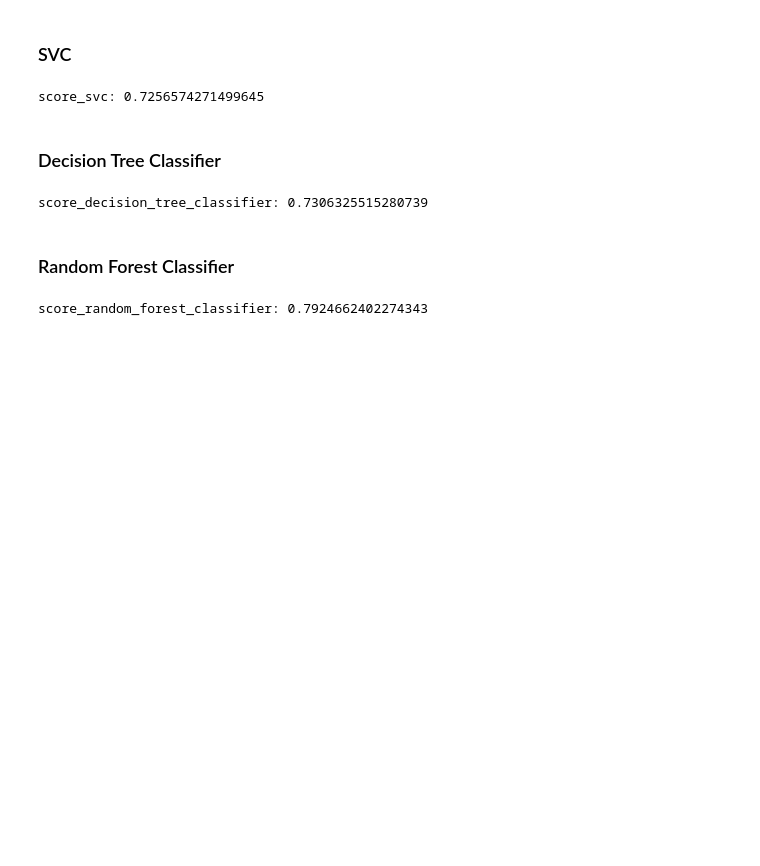
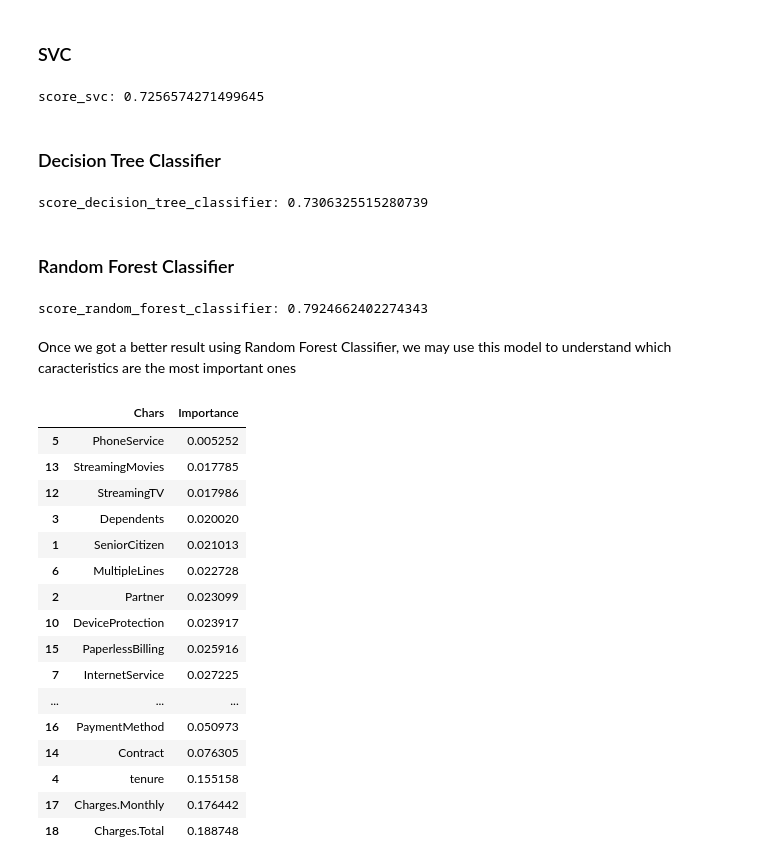
Before and after one commit to ViniciusSimm/alura-voz, a Jupyter notebook: predictive_tryout.ipynb, the cells around one changed output. Saved outputs shown, nothing was run; the diff lists cells and outputs as text; code cells hidden in the pictures; blank space fills up the shorter version.

```diff
--- a/predictive_tryout.ipynb
+++ b/predictive_tryout.ipynb
@@ -138,3 +141,28 @@ score_random_forest_classifier = random_forest_classifier.score(X_test,Y_test)
 print('score_random_forest_classifier:',score_random_forest_classifier)
 # %% [output]
 score_random_forest_classifier: 0.7924662402274343
+# %% [markdown]
+Once we got a better result using Random Forest Classifier, we may use this model to understand which caracteristics are the most important ones
+# %%
+best_characteristics = pd.DataFrame()
+best_characteristics['Chars'] = X.columns
+best_characteristics['Importance'] = random_forest_classifier.feature_importances_
+best_characteristics.sort_values('Importance')
+# %% [output]
+|  | Chars | Importance |
+| 5 | PhoneService | 0.005252 |
+| 13 | StreamingMovies | 0.017785 |
+| 12 | StreamingTV | 0.017986 |
+| 3 | Dependents | 0.020020 |
+| 1 | SeniorCitizen | 0.021013 |
+| 6 | MultipleLines | 0.022728 |
+| 2 | Partner | 0.023099 |
+| 10 | DeviceProtection | 0.023917 |
+| 15 | PaperlessBilling | 0.025916 |
+| 7 | InternetService | 0.027225 |
+| ... | ... | ... |
+| 16 | PaymentMethod | 0.050973 |
+| 14 | Contract | 0.076305 |
+| 4 | tenure | 0.155158 |
+| 17 | Charges.Monthly | 0.176442 |
+| 18 | Charges.Total | 0.188748 |
```
Also changed, not shown: parts of 4 cells of this notebook, 1 other file.
